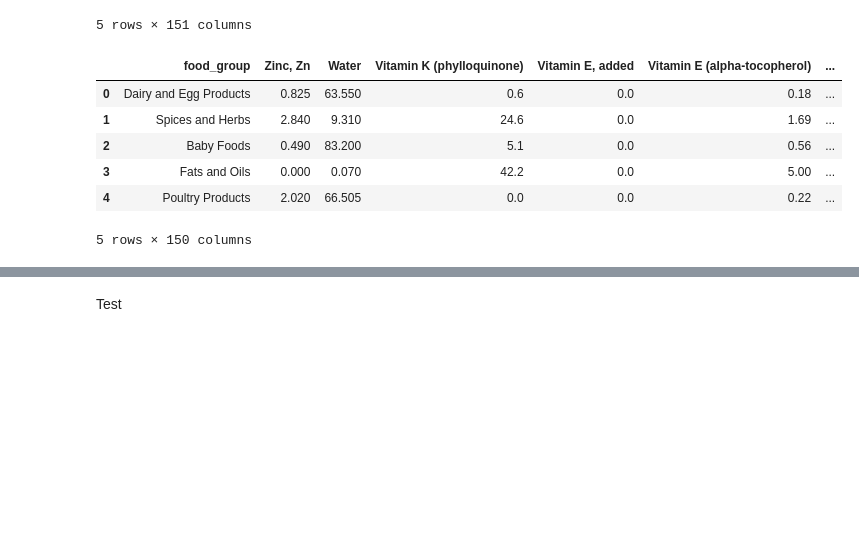
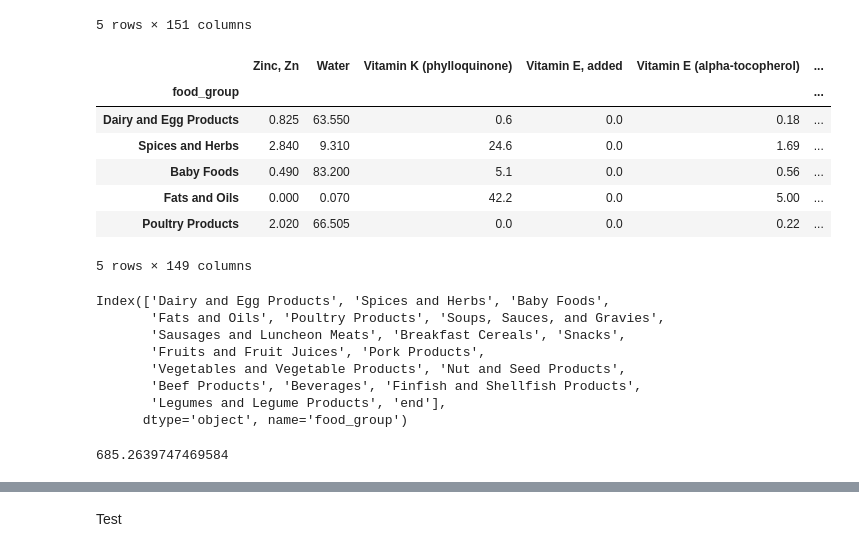
Before and after one commit to DavidMbelwa/thesis, a Jupyter notebook: Materials_and_methods.ipynb, the cells around one changed output, grey strips where cells are left out. Saved outputs shown, nothing was run; the diff lists cells and outputs as text; code cells hidden in the pictures; blank space fills up the shorter version.

Commit message:
Working with MFAD but not finished yet.

```diff
--- a/Materials_and_methods.ipynb
+++ b/Materials_and_methods.ipynb
@@ -1391,17 +1378,76 @@ display(nutritional_content_table.head())
 5 rows × 151 columns
 # %%
 # Removing the column "Unnamed":
-nutrition_table = nutritional_content_table.iloc[:, 1:]
+nutrition_table = nutritional_content_table.iloc[:, 1:].set_index("food_group")
 
 display(nutrition_table.head())
+
+groups_nutrition_table = nutrition_table.index
+
+display(groups_nutrition_table)
 # %% [output]
-|  | food_group | Zinc, Zn | Water | Vitamin K (phylloquinone) | Vitamin E, added | Vitamin E (alpha-tocopherol) | ... |
-| 0 | Dairy and Egg Products | 0.825 | 63.550 | 0.6 | 0.0 | 0.18 | ... |
-| 1 | Spices and Herbs | 2.840 | 9.310 | 24.6 | 0.0 | 1.69 | ... |
-| 2 | Baby Foods | 0.490 | 83.200 | 5.1 | 0.0 | 0.56 | ... |
-| 3 | Fats and Oils | 0.000 | 0.070 | 42.2 | 0.0 | 5.00 | ... |
-| 4 | Poultry Products | 2.020 | 66.505 | 0.0 | 0.0 | 0.22 | ... |
+|  | Zinc, Zn | Water | Vitamin K (phylloquinone) | Vitamin E, added | Vitamin E (alpha-tocopherol) | ... |
+| food_group |  |  |  |  |  | ... |
+| Dairy and Egg Products | 0.825 | 63.550 | 0.6 | 0.0 | 0.18 | ... |
+| Spices and Herbs | 2.840 | 9.310 | 24.6 | 0.0 | 1.69 | ... |
+| Baby Foods | 0.490 | 83.200 | 5.1 | 0.0 | 0.56 | ... |
+| Fats and Oils | 0.000 | 0.070 | 42.2 | 0.0 | 5.00 | ... |
+| Poultry Products | 2.020 | 66.505 | 0.0 | 0.0 | 0.22 | ... |
-5 rows × 150 columns
+5 rows × 149 columns
+Index(['Dairy and Egg Products', 'Spices and Herbs', 'Baby Foods',
+       'Fats and Oils', 'Poultry Products', 'Soups, Sauces, and Gravies',
+       'Sausages and Luncheon Meats', 'Breakfast Cereals', 'Snacks',
+       'Fruits and Fruit Juices', 'Pork Products',
+       'Vegetables and Vegetable Products', 'Nut and Seed Products',
+       'Beef Products', 'Beverages', 'Finfish and Shellfish Products',
+       'Legumes and Legume Products', 'end'],
+      dtype='object', name='food_group')
+# %%
+# Checking the modified functional diversity of the groups above before we combine them to make the seven groups we've been using since the beginning.
+
+
+# Writing the MFAD function
+
+def MFAD(df):
+    """Calculates the MFAD value for a given df"""
+
+    # Subtrating every nutritional value among the four groups among each other
+    beginning = df.iloc[0].values
+
+    for i, val in df.iterrows():
+
+        if i == df.index[0]:
+            continue
+
+        dif = beginning - val
+
+        beginning = dif
+
+
+    # Squaring the differences
+    sqrd_diff = beginning ** 2
+
+    # Summing the squared_differences
+    summed_sqrd_diffs = sqrd_diff.sum()
+
+    # The square_root of sqrd_differences
+    euclidian_diff = np.sqrt(summed_sqrd_diffs)
+
+    return euclidian_diff
+
+    # Defining the number of food items
+    # n = len(df.index)
+
+
+# Collecting the groups that'll make vegs
+vegs = nutrition_table.loc[["Spices and Herbs",
+                            "Soups, Sauces, and Gravies",
+                            "Vegetables and Vegetable Products",
+                            "Legumes and Legume Products"]]
+
+display(MFAD(vegs))
+# %% [output]
+685.2639747469584
 # %%
 # Comparing the table above with the other tables we have constructed so far:
 
```
Also changed, not shown: parts of 10 cells of this notebook, 4 other files.
